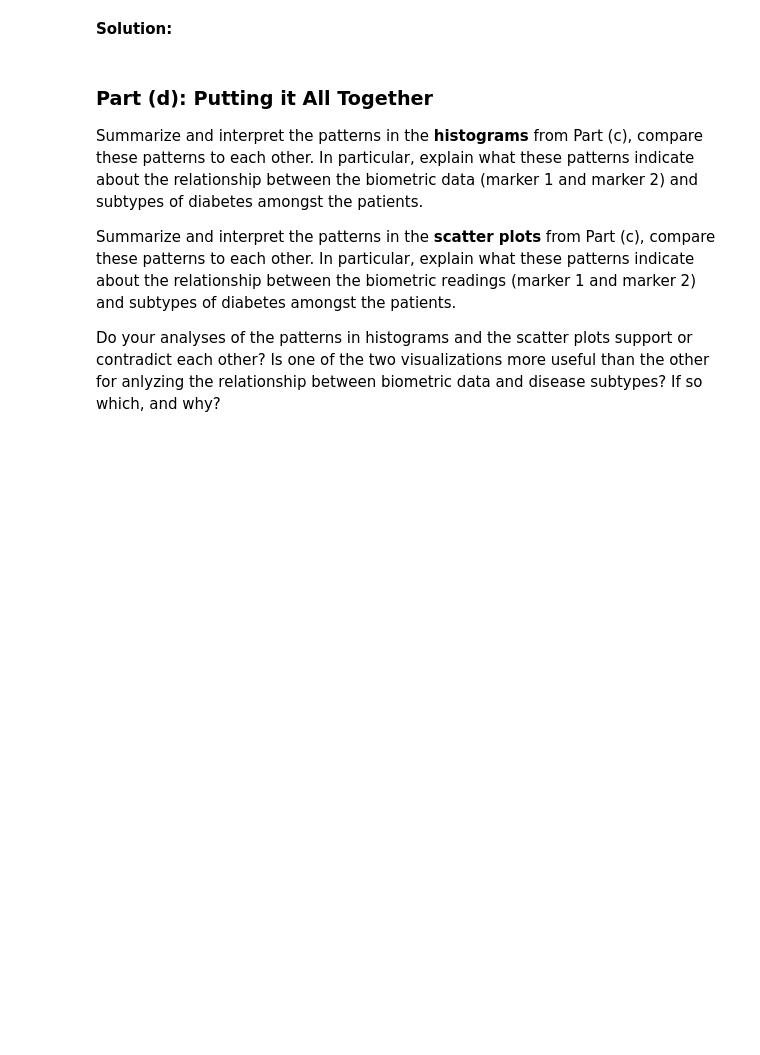
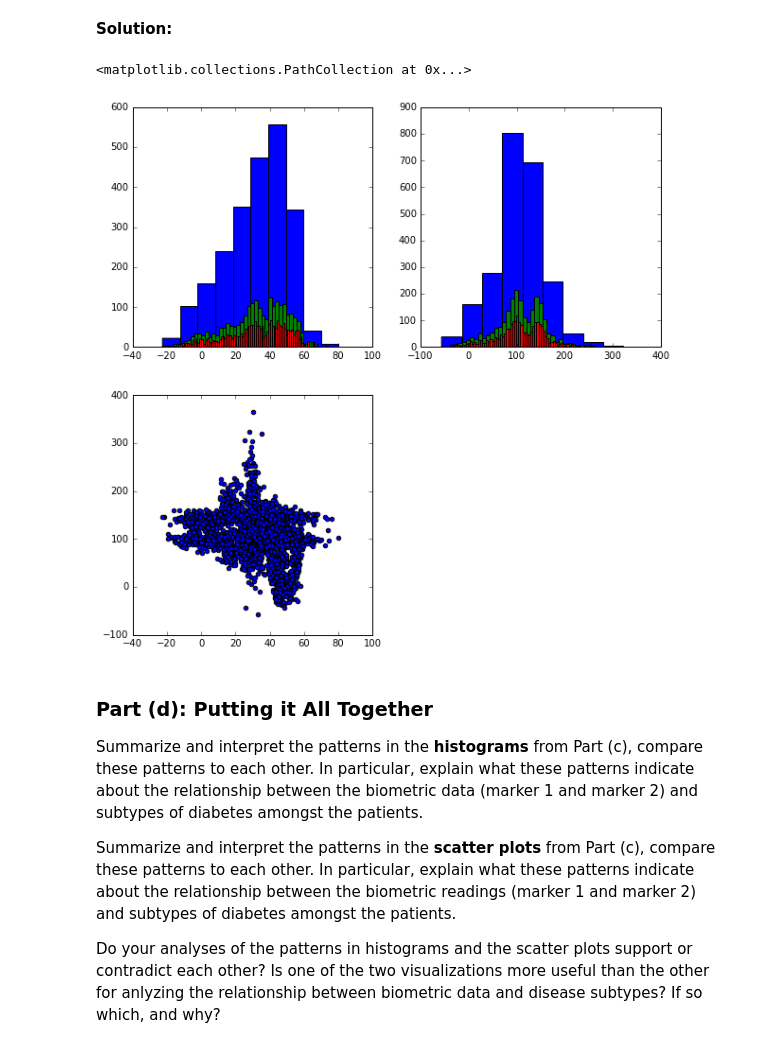
Before and after one commit to hecerinc/cs109a, a Jupyter notebook: keery_sean_CS109a_HW1.ipynb, the cells around one changed output. Cells and saved outputs as stored; diff of their text form; code cells hidden in the pictures; blank space fills up the shorter version.

Commit message:
1c all scatter

```diff
--- a/keery_sean_CS109a_HW1.ipynb
+++ b/keery_sean_CS109a_HW1.ipynb
@@ -278,6 +278,25 @@ To understand how the biometric reading might help us determine diabetic subtype
 Do the above for each demographics within the data: children, adult men and adult women.
 # %% [markdown]
 **Solution:**
+# %%
+fig=plt.figure(figsize=(10,10))
+# marker 1 histogram
+mk1=fig.add_subplot(221)
+mk1.hist(df['marker_1'],10)
+mk1.hist(df['marker_1'],50)
+mk1.hist(df['marker_1'],100)
+# marker 2 histogram
+mk2=fig.add_subplot(222)
+mk2.hist(df['marker_2'],10)
+mk2.hist(df['marker_2'],50)
+mk2.hist(df['marker_2'],100)
+
+# marker 1 v marker 2 scatter
+mk3=fig.add_subplot(223)
+mk3.scatter(df['marker_1'],df['marker_2'])
+# %% [output]
+<matplotlib.collections.PathCollection at 0x...>
+[figure, added]
 # %% [markdown]
 ### Part (d): Putting it All Together
 
```
